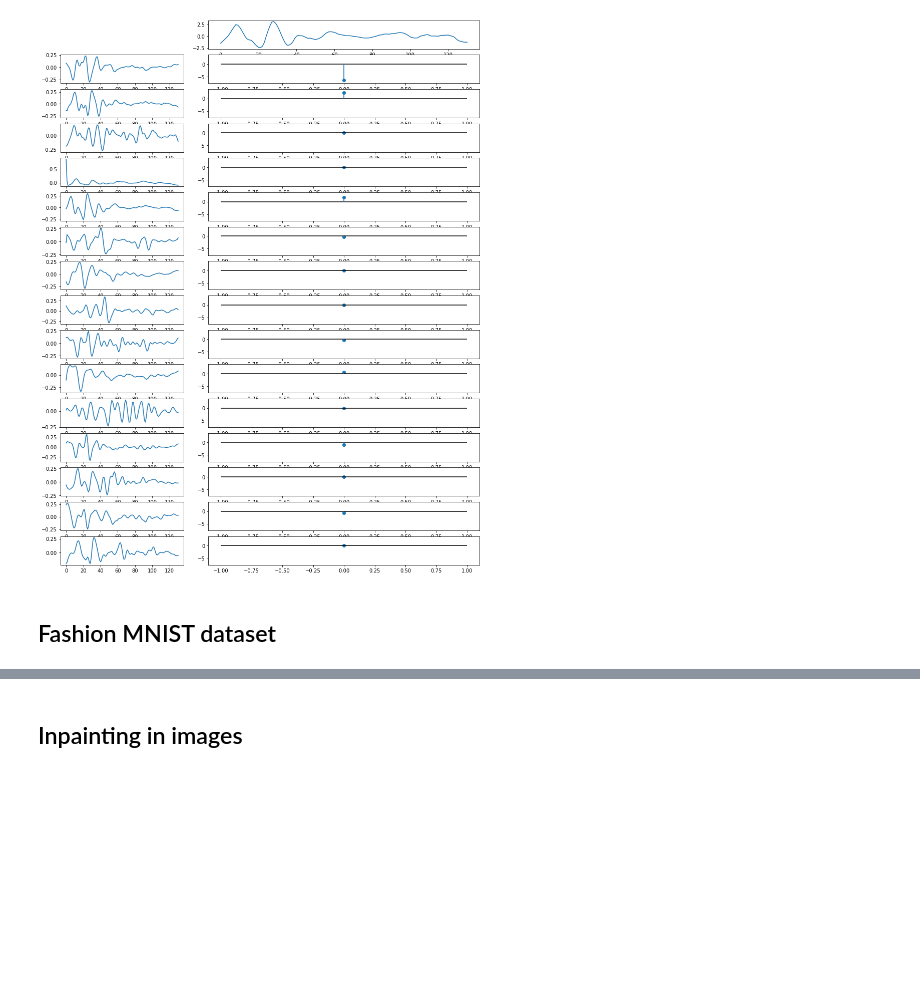
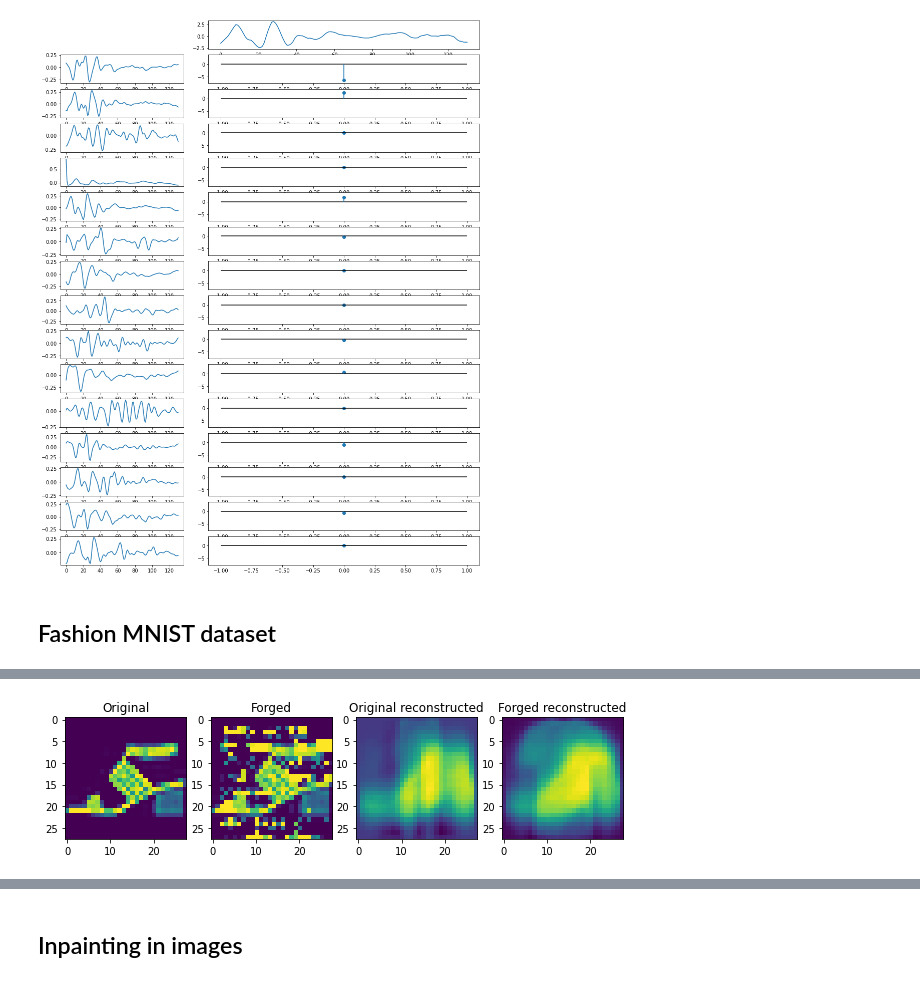
Before and after one commit to thomaschabal/OnlineDictionaryLearningForSparseCoding, a Jupyter notebook: main.ipynb, the cells around one changed output, grey strips where cells are left out. Cells and saved outputs as stored; diff of their text form; code cells hidden in the pictures; blank space fills up the shorter version.

```diff
--- a/main.ipynb
+++ b/main.ipynb
@@ -200,0 +230,9 @@ print(X_fashion.shape)
+# %%
+from online_learning.inpainting import infer_img
+
+img_hat = infer_img(img, dict_learner)
+forged_img_hat = infer_img(forged_image, dict_learner)
+
+show_imgs([img, forged_image, img_hat, forged_img_hat], ["Original", "Forged", "Original reconstructed", "Forged reconstructed"], figsize=(10,10))
+# %% [output]
+[figure, added]
```
Also changed, not shown: parts of 14 cells of this notebook.
